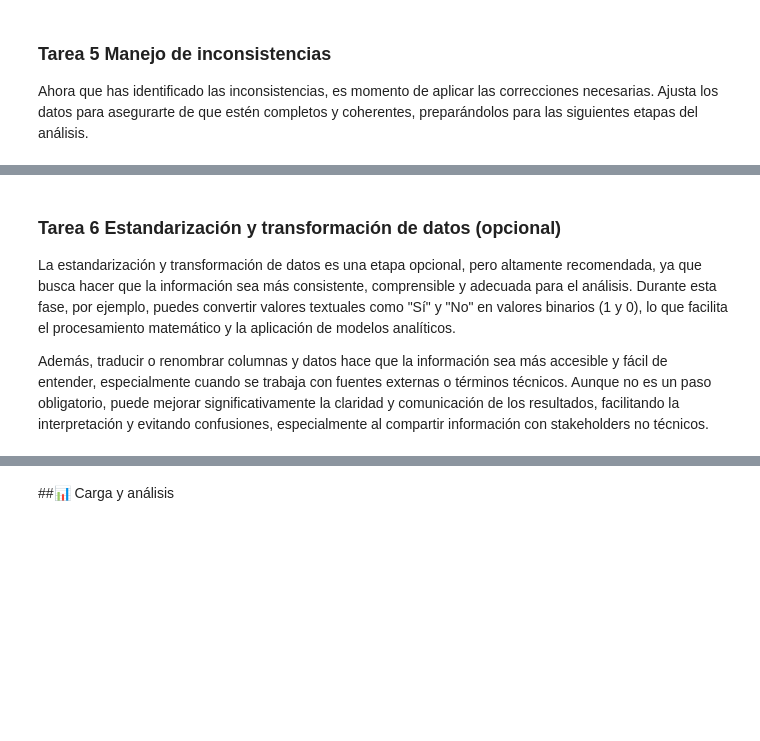
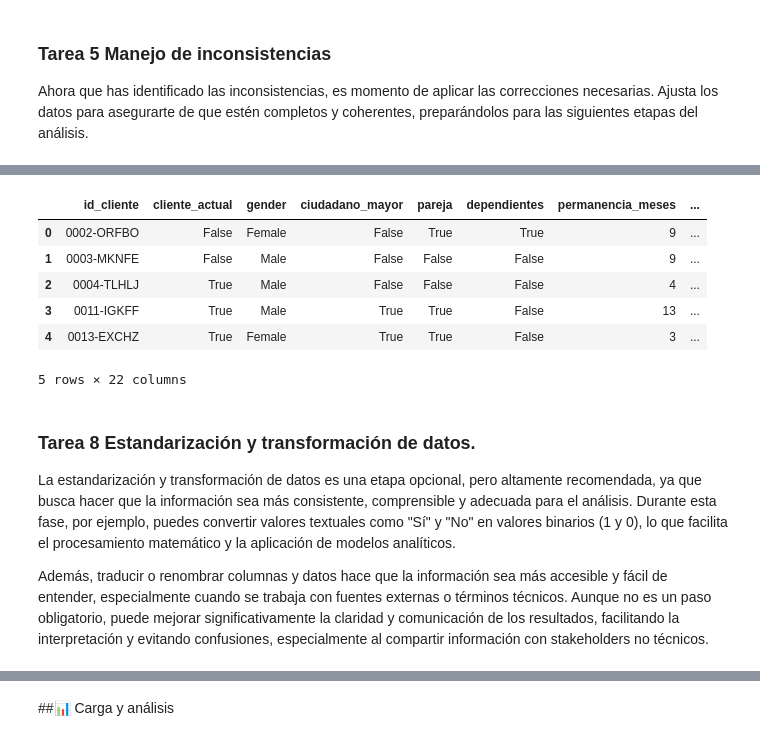
Before and after one commit to byfurkation/TelecomX_datos, a Jupyter notebook: TelecomX_LATAM.ipynb, the cells around one changed output, grey strips where cells are left out. Drawn from its saved outputs; the diff is of its cells as text; code cells hidden in the pictures; blank space fills up the shorter version.

```diff
--- a/TelecomX_LATAM.ipynb
+++ b/TelecomX_LATAM.ipynb
@@ -418,5 +517,19 @@ df_normalizado.sample(6)
+# %%
+# crear la columna "Cuentas_Diarias" Utilizando la facturación mensual para
+# calcular el valor diario
+
+df_normalizado['cargo_por_dia'] = df_normalizado['cargos_mensuales'] / 30
+df_normalizado.head()
+# %% [output]
+|  | id_cliente | cliente_actual | gender | ciudadano_mayor | pareja | dependientes | permanencia_meses | ... |
+| 0 | 0002-ORFBO | False | Female | False | True | True | 9 | ... |
+| 1 | 0003-MKNFE | False | Male | False | False | False | 9 | ... |
+| 2 | 0004-TLHLJ | True | Male | False | False | False | 4 | ... |
+| 3 | 0011-IGKFF | True | Male | True | True | False | 13 | ... |
+| 4 | 0013-EXCHZ | True | Female | True | True | False | 3 | ... |
+5 rows × 22 columns
 # %% [markdown]
-### **Tarea 6** Estandarización y transformación de datos (opcional)
+### **Tarea 8**  Estandarización y transformación de datos.
 
 La estandarización y transformación de datos es una etapa opcional, pero altamente recomendada, ya que busca hacer que la información sea más consistente, comprensible y adecuada para el análisis. Durante esta fase, por ejemplo, puedes convertir valores textuales como "Sí" y "No" en valores binarios (1 y 0), lo que facilita el procesamiento matemático y la aplicación de modelos analíticos.
 
```
Also changed, not shown: parts of 22 cells of this notebook.
